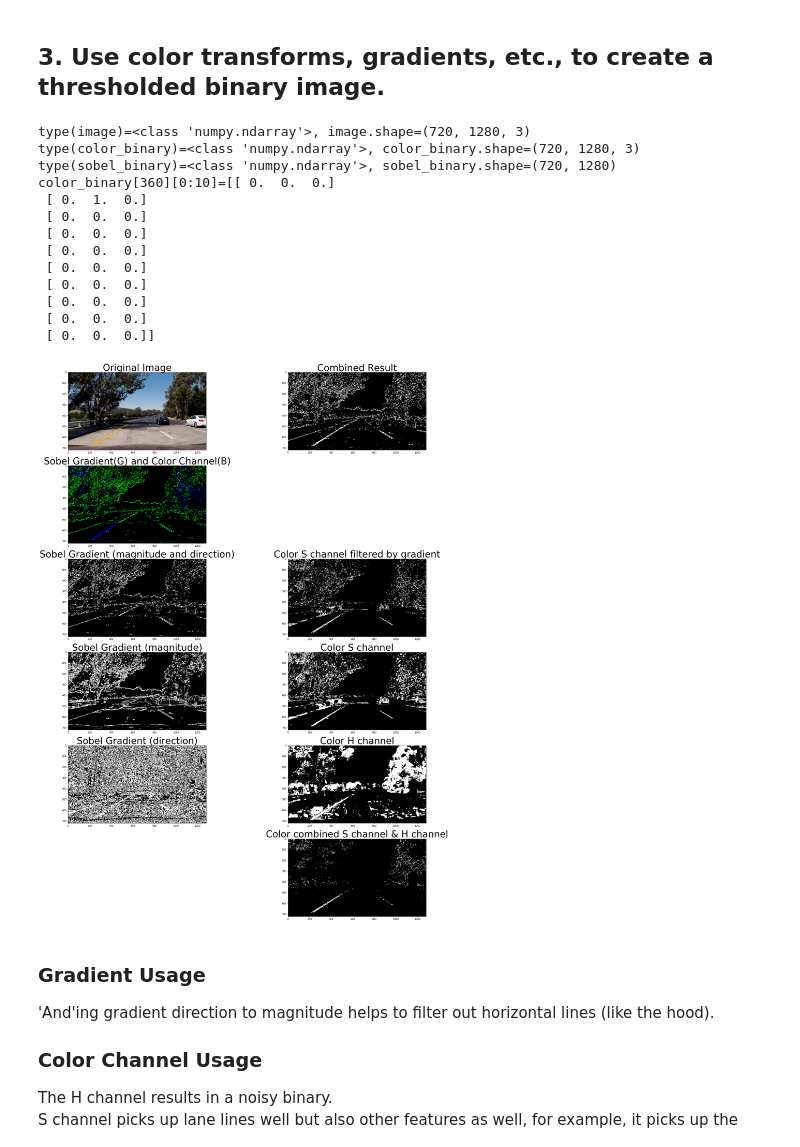
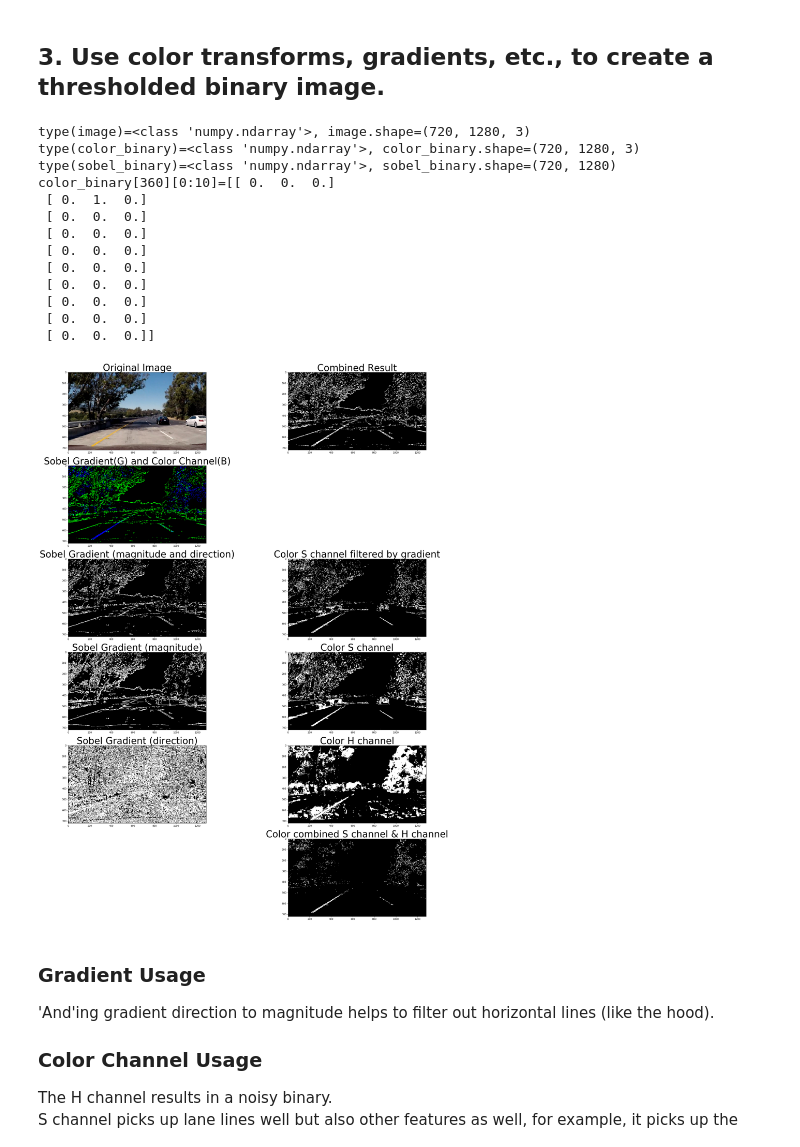
Before and after one commit to tsenying/CarND-Advanced-Lane-Lines, a Jupyter notebook: AdvancedLaneFinding.ipynb, the cells around one changed output. Cells and saved outputs as stored; diff of their text form; code cells hidden in the pictures.

Commit message:
check curved lane image

```diff
--- a/AdvancedLaneFinding.ipynb
+++ b/AdvancedLaneFinding.ipynb
@@ -208,10 +208,10 @@ def colorAndGradientThresholdBinary(img, color_thresh=(170, 255), sobel_thresh=(
     #sx_binary = abs_sobel_thresh(img, orient='x', ksize=3, thresh_min=sobel_thresh[0], thresh_max=sobel_thresh[1])
 
     ### Sobel magnitude
-    mag_binary = mag_thresh(image, sobel_kernel=9, mag_thresh=(30, 100)) # (30,100) seems to work well
+    mag_binary = mag_thresh(image, sobel_kernel=9, mag_thresh=sobel_thresh) # (30,100) seems to work well
 
     ### Sobel direction (0.5 to 1.4) is about (30 to 80 degrees)
-    dir_binary = dir_threshold(image, sobel_kernel=13, thresh=(0.5, 1.4))
+    dir_binary = dir_threshold(image, sobel_kernel=13, thresh=(0.5, 1.5))
 
     ### Combine magnitude and direction where both thresholds are satisfied
     # (note that magnitude and direction takes both individual Sobel x and y into account)
@@ -263,8 +263,8 @@ image = mpimg.imread('./test_images/test5.jpg')
 
 print("type(image)={}, image.shape={}".format( type(image), image.shape ))
 
-result, color_binary, sobel_binary, mag_binary, dir_binary, s_gradiented_binary, s_binary, h_binary, color_combined_binary = \
-    colorAndGradientThresholdBinary(image, color_thresh=(128, 255), sobel_thresh=(20, 100), ksize=5)
+combined_binary, color_binary, sobel_binary, mag_binary, dir_binary, s_gradiented_binary, s_binary, h_binary, color_combined_binary = \
+    colorAndGradientThresholdBinary(image, color_thresh=(128, 255), sobel_thresh=(35, 120), ksize=5)
 
 print("type(color_binary)={}, color_binary.shape={}".format( type(color_binary), color_binary.shape ))
 print("type(sobel_binary)={}, sobel_binary.shape={}".format( type(sobel_binary), sobel_binary.shape ))
@@ -276,7 +276,7 @@ f, axes = plt.subplots(6, 2, squeeze=False, figsize=(24, 36))
 axes[0][0].imshow(image)
 axes[0][0].set_title('Original Image', fontsize=40)
 
-axes[0][1].imshow(result, cmap='gray')
+axes[0][1].imshow(combined_binary, cmap='gray')
 axes[0][1].set_title('Combined Result', fontsize=40)
 
 axes[1][0].imshow(color_binary)
@@ -295,34 +295,34 @@ axes[4][0].set_title('Sobel Gradient (direction)', fontsize=40)
 
 axes[2][1].imshow(s_gradiented_binary, cmap='gray')
 axes[2][1].set_title('Color S channel filtered by gradient', fontsize=40)
 
 axes[3][1].imshow(s_binary, cmap='gray')
 axes[3][1].set_title('Color S channel', fontsize=40)
 
 axes[4][1].imshow(h_binary, cmap='gray')
 axes[4][1].set_title('Color H channel', fontsize=40)
 
 axes[5][0].axis('off')
 
 axes[5][1].imshow(color_combined_binary, cmap='gray')
 axes[5][1].set_title('Color combined S channel & H channel', fontsize=40)
 
 plt.subplots_adjust(left=0., right=1, top=0.9, bottom=0.)
 # %% [output]
 type(image)=<class 'numpy.ndarray'>, image.shape=(720, 1280, 3)
 type(color_binary)=<class 'numpy.ndarray'>, color_binary.shape=(720, 1280, 3)
 type(sobel_binary)=<class 'numpy.ndarray'>, sobel_binary.shape=(720, 1280)
 color_binary[360][0:10]=[[ 0.  0.  0.]
  [ 0.  1.  0.]
  [ 0.  0.  0.]
  [ 0.  0.  0.]
  [ 0.  0.  0.]
  [ 0.  0.  0.]
  [ 0.  0.  0.]
  [ 0.  0.  0.]
  [ 0.  0.  0.]
  [ 0.  0.  0.]]
-[figure, old version]
+[figure, new version]
 # %% [markdown]
 ### Gradient Usage
 'And'ing gradient direction to magnitude helps to filter out horizontal lines (like the hood).
```
Also changed, not shown: parts of 3 cells of this notebook.
